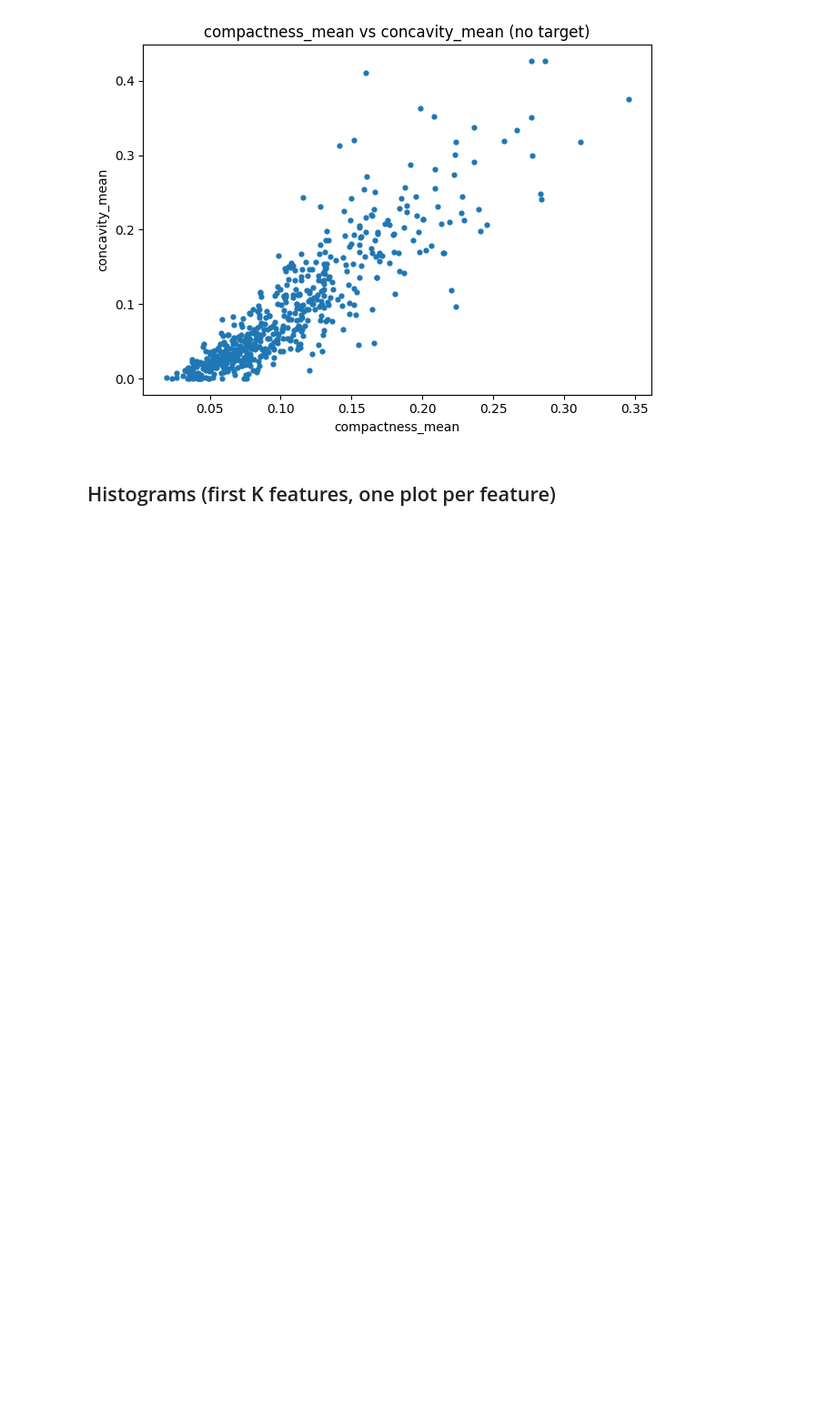
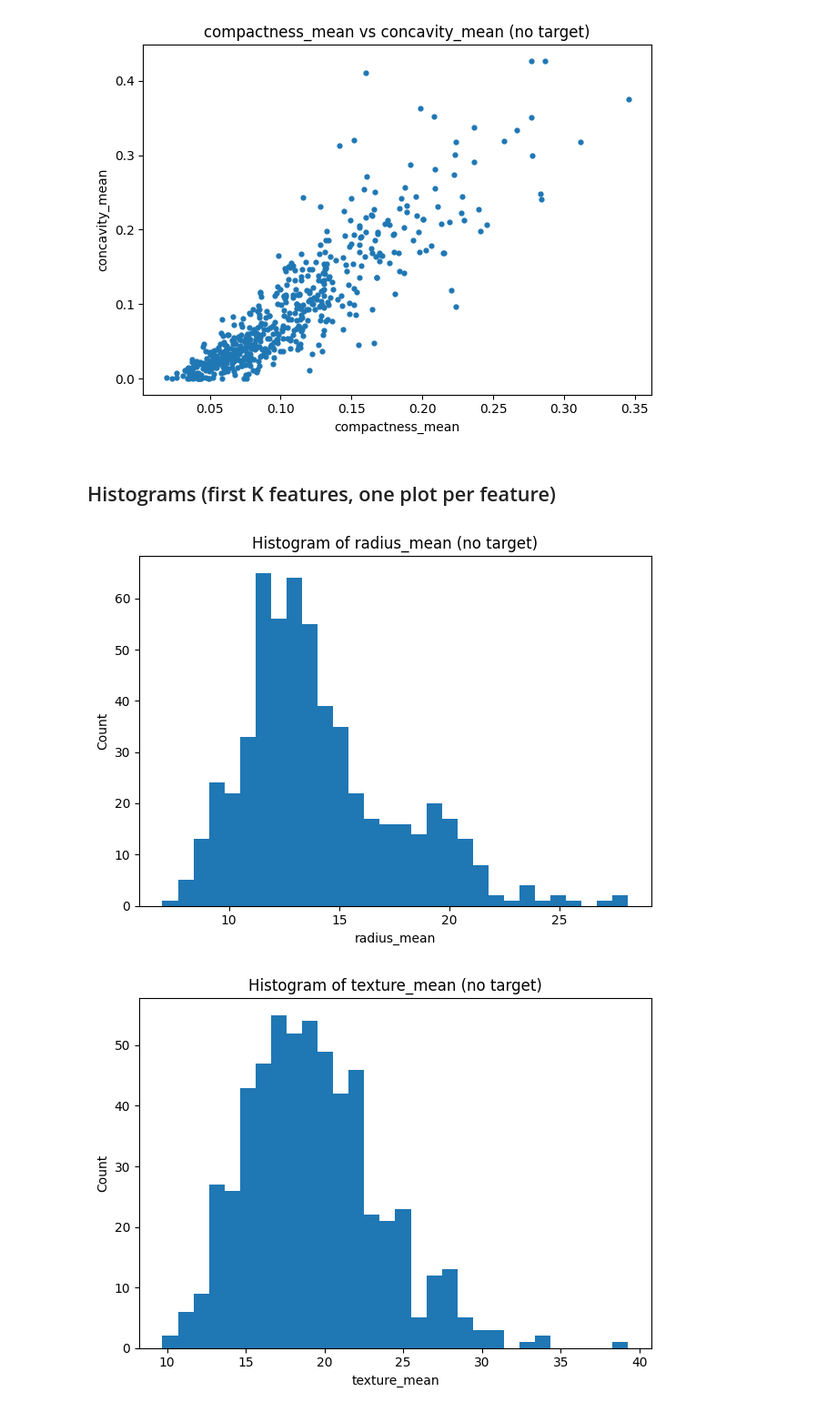
Before and after one commit to TasnimulIntazamAsif/Breast_Cancer_Classification, a Jupyter notebook: breast_Cancer.ipynb, the cells around one changed output. Shown at 91% size. Cells and saved outputs as stored; diff of their text form; code cells hidden in the pictures; blank space fills up the shorter version.

```diff
--- a/breast_Cancer.ipynb
+++ b/breast_Cancer.ipynb
@@ -237,3 +250,14 @@ scatter_two_features(X_feat, "compactness_mean", "concavity_mean")
 [figure]
 # %% [markdown]
 ## Histograms (first K features, one plot per feature)
+# %%
+K = 8
+for col in feature_cols[:K]:
+    plt.figure()
+    plt.hist(X_feat[col].dropna(), bins=30)
+    plt.title(f"Histogram of {col} (no target)")
+    plt.xlabel(col); plt.ylabel("Count")
+    plt.tight_layout(); plt.show()
+# %% [output]
+[figure, added]
+[figure, added]
```
Also changed, not shown: parts of 32 cells of this notebook, 2 other files.
